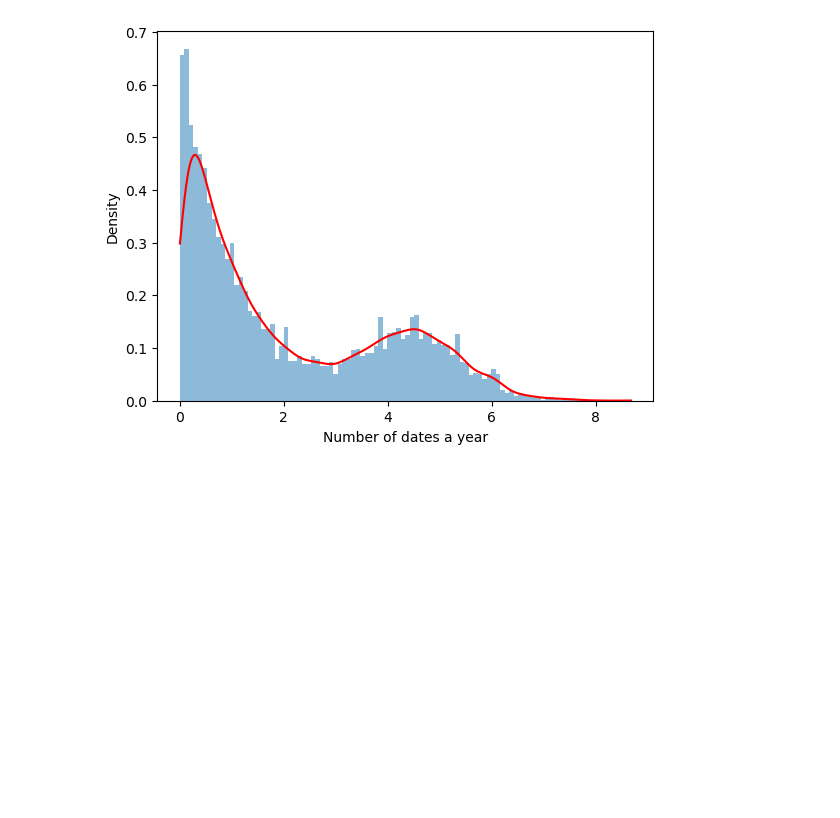
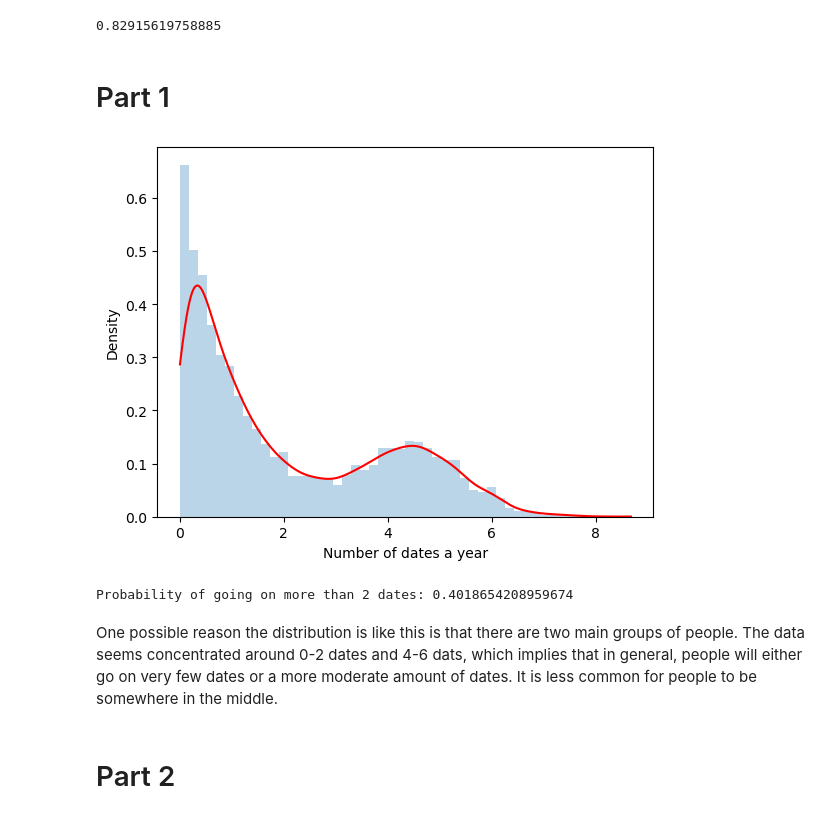
Before and after one commit to sunnyh2024/DS4420, a Jupyter notebook: Midterm/question 4/q4.ipynb, the cells around one changed output. Saved outputs shown, nothing was run; the diff lists cells and outputs as text; code cells hidden in the pictures; blank space fills up the shorter version.

```diff
--- a/Midterm/question 4/q4.ipynb
+++ b/Midterm/question 4/q4.ipynb
@@ -6,23 +5,47 @@ data = np.genfromtxt('num_of_dates_a_year_5k.csv', delimiter=',')
+# %%
+data = np.genfromtxt('num_of_dates_a_year_5k.csv', delimiter=',')
+
+test = np.array([1, 1, 2, 3])
+print(np.std(test))
+# %% [output]
+0.82915619758885
+# %% [markdown]
+# Part 1
 # %%
-def gaussian_kernel(x, h):
-    return np.exp(-(x / h)**2 / 2) / np.sqrt(2 * np.pi)
+def gaussian_kernel(m, s, x):
+    return np.exp(-0.5 * ((x - m) / s)**2) / (s * np.sqrt(2 * np.pi))
 
-def get_kde(data, x, bandwidth):
-    kde_vals = np.zeros_like(x, dtype=float)
-    n = len(data)
-    for d in data:
-        kde_vals += gaussian_kernel(x - d, bandwidth)
-    kde_vals /= n * bandwidth
+n = len(data)
+x = np.linspace(0, max(data), 1000)
+
+def kde(x):
+    bandwidth = 0.25
+    kde_vals = 0
+
+    for i in range(n):
+        d = data[i]
+        kde_vals += gaussian_kernel(d, bandwidth, x)
+    kde_vals /= n
     return kde_vals
 
-x = np.linspace(0, max(data), 1000)
+p_1 = kde(x) # get p_1
 
-kde = get_kde(data, x, bandwidth=0.2)
-
-plt.hist(data, bins=100, density=True, alpha=0.5)
-plt.plot(x, kde, color='red')
+# plotting against the histogram
+plt.hist(data, bins=50, density=True, alpha=0.3)
+plt.plot(x, p_1, color='red')
 plt.xlabel('Number of dates a year')
 plt.ylabel('Density')
 plt.show()
 # %% [output]
-[figure, old version]
+[figure, new version]
+# %%
+# get the probability of having more than 2 dates a year
+probability, error = quad(kde, 2, 1000)
+
+print(f'Probability of going on more than 2 dates: {probability}')
+# %% [output]
+Probability of going on more than 2 dates: 0.4018654208959674
+# %% [markdown]
+One possible reason the distribution is like this is that there are two main groups of people. The data seems concentrated around 0-2 dates and 4-6 dats, which implies that in general, people will either go on very few dates or a more moderate amount of dates. It is less common for people to be somewhere in the middle.
+# %% [markdown]
+# Part 2
```
Also changed, not shown: parts of 4 cells of this notebook, 4 other files.
